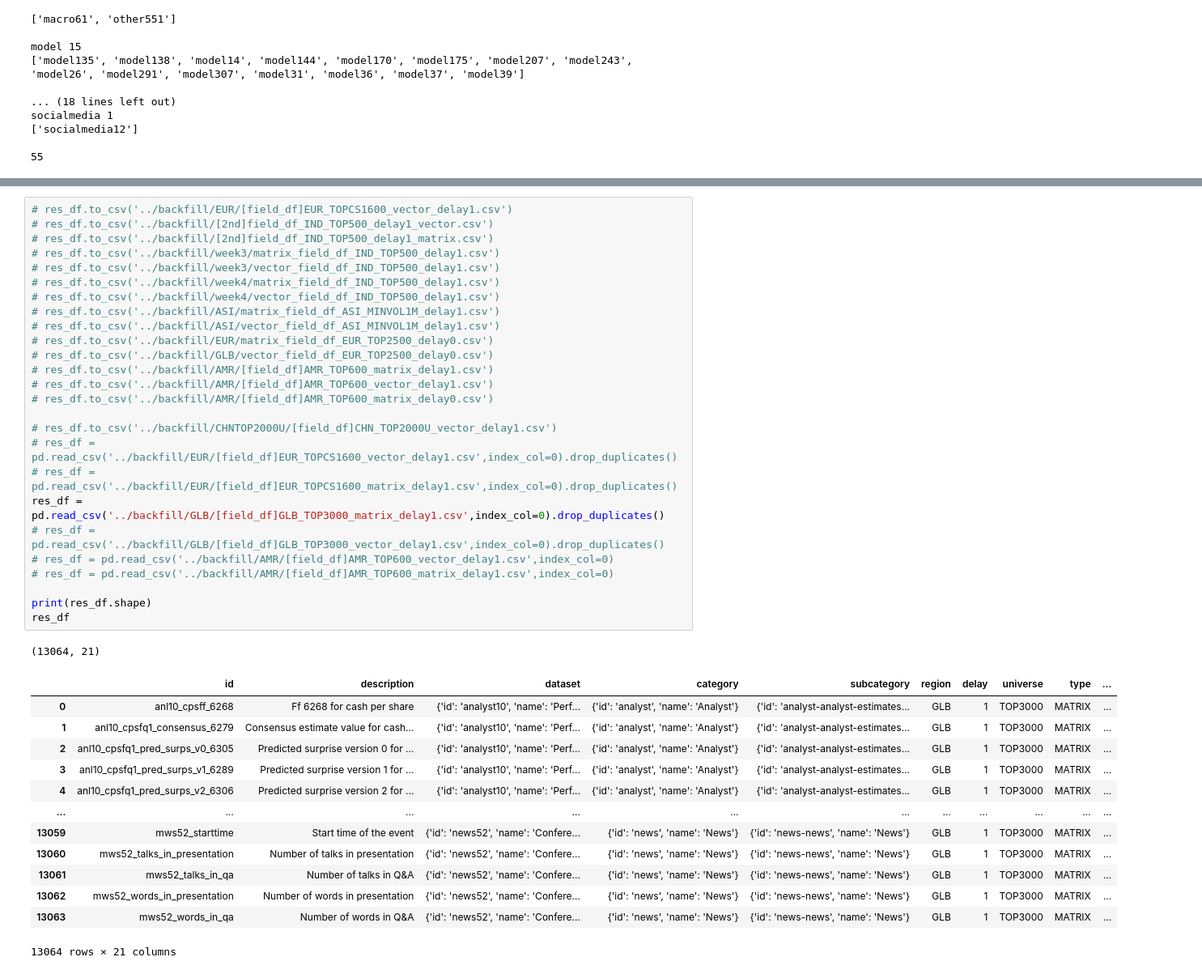
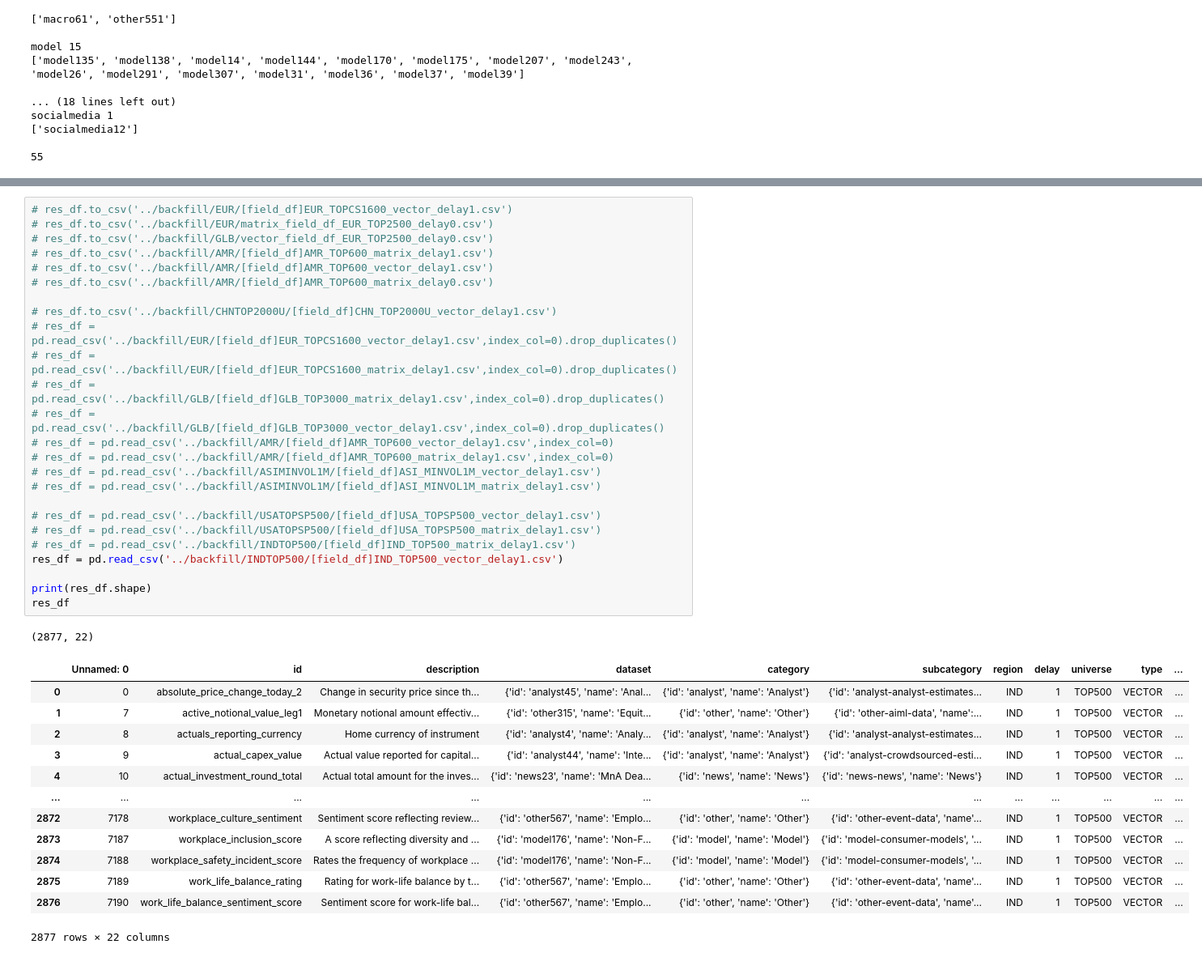
Before and after one commit to xuantianfengwu/my_wq_brain, a Jupyter notebook: ACE API [Gold]/my_backfill.ipynb, the cells around one changed output, grey strips where cells are left out. Shown at 81% size. Cells and saved outputs as stored; diff of their text form.

```diff
--- a/ACE API [Gold]/my_backfill.ipynb
+++ b/ACE API [Gold]/my_backfill.ipynb
@@ -120,44 +165,43 @@ Index(['id', 'description', 'dataset', 'category', 'subcategory', 'region',
 # %%
 # res_df.to_csv('../backfill/EUR/[field_df]EUR_TOPCS1600_vector_delay1.csv')
-# res_df.to_csv('../backfill/[2nd]field_df_IND_TOP500_delay1_vector.csv')
-# res_df.to_csv('../backfill/[2nd]field_df_IND_TOP500_delay1_matrix.csv')
-# res_df.to_csv('../backfill/week3/matrix_field_df_IND_TOP500_delay1.csv')
-# res_df.to_csv('../backfill/week3/vector_field_df_IND_TOP500_delay1.csv')
-# res_df.to_csv('../backfill/week4/matrix_field_df_IND_TOP500_delay1.csv')
-# res_df.to_csv('../backfill/week4/vector_field_df_IND_TOP500_delay1.csv')
-# res_df.to_csv('../backfill/ASI/matrix_field_df_ASI_MINVOL1M_delay1.csv')
-# res_df.to_csv('../backfill/ASI/vector_field_df_ASI_MINVOL1M_delay1.csv')
 # res_df.to_csv('../backfill/EUR/matrix_field_df_EUR_TOP2500_delay0.csv')
 # res_df.to_csv('../backfill/GLB/vector_field_df_EUR_TOP2500_delay0.csv')
 # res_df.to_csv('../backfill/AMR/[field_df]AMR_TOP600_matrix_delay1.csv')
 # res_df.to_csv('../backfill/AMR/[field_df]AMR_TOP600_vector_delay1.csv')
 # res_df.to_csv('../backfill/AMR/[field_df]AMR_TOP600_matrix_delay0.csv')
 
 # res_df.to_csv('../backfill/CHNTOP2000U/[field_df]CHN_TOP2000U_vector_delay1.csv')
 # res_df = pd.read_csv('../backfill/EUR/[field_df]EUR_TOPCS1600_vector_delay1.csv',index_col=0).drop_duplicates()
 # res_df = pd.read_csv('../backfill/EUR/[field_df]EUR_TOPCS1600_matrix_delay1.csv',index_col=0).drop_duplicates()
-res_df = pd.read_csv('../backfill/GLB/[field_df]GLB_TOP3000_matrix_delay1.csv',index_col=0).drop_duplicates()
+# res_df = pd.read_csv('../backfill/GLB/[field_df]GLB_TOP3000_matrix_delay1.csv',index_col=0).drop_duplicates()
 # res_df = pd.read_csv('../backfill/GLB/[field_df]GLB_TOP3000_vector_delay1.csv',index_col=0).drop_duplicates()
 # res_df = pd.read_csv('../backfill/AMR/[field_df]AMR_TOP600_vector_delay1.csv',index_col=0)
 # res_df = pd.read_csv('../backfill/AMR/[field_df]AMR_TOP600_matrix_delay1.csv',index_col=0)
+# res_df = pd.read_csv('../backfill/ASIMINVOL1M/[field_df]ASI_MINVOL1M_vector_delay1.csv')
+# res_df = pd.read_csv('../backfill/ASIMINVOL1M/[field_df]ASI_MINVOL1M_matrix_delay1.csv')
+
+# res_df = pd.read_csv('../backfill/USATOPSP500/[field_df]USA_TOPSP500_vector_delay1.csv')
+# res_df = pd.read_csv('../backfill/USATOPSP500/[field_df]USA_TOPSP500_matrix_delay1.csv')
+# res_df = pd.read_csv('../backfill/INDTOP500/[field_df]IND_TOP500_matrix_delay1.csv')
+res_df = pd.read_csv('../backfill/INDTOP500/[field_df]IND_TOP500_vector_delay1.csv')
 
 print(res_df.shape)
 res_df
 # %% [output]
-(13064, 21)
+(2877, 22)
-|  | id | description | dataset | category | subcategory | region | delay | universe | type | ... |
-| 0 | anl10_cpsff_6268 | Ff 6268 for cash per share | {'id': 'analyst10', 'name': 'Perf... | {'id': 'analyst', 'name': 'Analyst'} | {'id': 'analyst-analyst-estimates... | GLB | 1 | TOP3000 | MATRIX | ... |
-| 1 | anl10_cpsfq1_consensus_6279 | Consensus estimate value for cash... | {'id': 'analyst10', 'name': 'Perf... | {'id': 'analyst', 'name': 'Analyst'} | {'id': 'analyst-analyst-estimates... | GLB | 1 | TOP3000 | MATRIX | ... |
-| 2 | anl10_cpsfq1_pred_surps_v0_6305 | Predicted surprise version 0 for ... | {'id': 'analyst10', 'name': 'Perf... | {'id': 'analyst', 'name': 'Analyst'} | {'id': 'analyst-analyst-estimates... | GLB | 1 | TOP3000 | MATRIX | ... |
-| 3 | anl10_cpsfq1_pred_surps_v1_6289 | Predicted surprise version 1 for ... | {'id': 'analyst10', 'name': 'Perf... | {'id': 'analyst', 'name': 'Analyst'} | {'id': 'analyst-analyst-estimates... | GLB | 1 | TOP3000 | MATRIX | ... |
-| 4 | anl10_cpsfq1_pred_surps_v2_6306 | Predicted surprise version 2 for ... | {'id': 'analyst10', 'name': 'Perf... | {'id': 'analyst', 'name': 'Analyst'} | {'id': 'analyst-analyst-estimates... | GLB | 1 | TOP3000 | MATRIX | ... |
-| ... | ... | ... | ... | ... | ... | ... | ... | ... | ... | ... |
-| 13059 | mws52_starttime | Start time of the event | {'id': 'news52', 'name': 'Confere... | {'id': 'news', 'name': 'News'} | {'id': 'news-news', 'name': 'News'} | GLB | 1 | TOP3000 | MATRIX | ... |
-| 13060 | mws52_talks_in_presentation | Number of talks in presentation | {'id': 'news52', 'name': 'Confere... | {'id': 'news', 'name': 'News'} | {'id': 'news-news', 'name': 'News'} | GLB | 1 | TOP3000 | MATRIX | ... |
-| 13061 | mws52_talks_in_qa | Number of talks in Q&A | {'id': 'news52', 'name': 'Confere... | {'id': 'news', 'name': 'News'} | {'id': 'news-news', 'name': 'News'} | GLB | 1 | TOP3000 | MATRIX | ... |
-| 13062 | mws52_words_in_presentation | Number of words in presentation | {'id': 'news52', 'name': 'Confere... | {'id': 'news', 'name': 'News'} | {'id': 'news-news', 'name': 'News'} | GLB | 1 | TOP3000 | MATRIX | ... |
-| 13063 | mws52_words_in_qa | Number of words in Q&A | {'id': 'news52', 'name': 'Confere... | {'id': 'news', 'name': 'News'} | {'id': 'news-news', 'name': 'News'} | GLB | 1 | TOP3000 | MATRIX | ... |
+|  | Unnamed: 0 | id | description | dataset | category | subcategory | region | delay | universe | type | ... |
+| 0 | 0 | absolute_price_change_today_2 | Change in security price since th... | {'id': 'analyst45', 'name': 'Anal... | {'id': 'analyst', 'name': 'Analyst'} | {'id': 'analyst-analyst-estimates... | IND | 1 | TOP500 | VECTOR | ... |
+| 1 | 7 | active_notional_value_leg1 | Monetary notional amount effectiv... | {'id': 'other315', 'name': 'Equit... | {'id': 'other', 'name': 'Other'} | {'id': 'other-aiml-data', 'name':... | IND | 1 | TOP500 | VECTOR | ... |
+| 2 | 8 | actuals_reporting_currency | Home currency of instrument | {'id': 'analyst4', 'name': 'Analy... | {'id': 'analyst', 'name': 'Analyst'} | {'id': 'analyst-analyst-estimates... | IND | 1 | TOP500 | VECTOR | ... |
+| 3 | 9 | actual_capex_value | Actual value reported for capital... | {'id': 'analyst44', 'name': 'Inte... | {'id': 'analyst', 'name': 'Analyst'} | {'id': 'analyst-crowdsourced-esti... | IND | 1 | TOP500 | VECTOR | ... |
+| 4 | 10 | actual_investment_round_total | Actual total amount for the inves... | {'id': 'news23', 'name': 'MnA Dea... | {'id': 'news', 'name': 'News'} | {'id': 'news-news', 'name': 'News'} | IND | 1 | TOP500 | VECTOR | ... |
+| ... | ... | ... | ... | ... | ... | ... | ... | ... | ... | ... | ... |
+| 2872 | 7178 | workplace_culture_sentiment | Sentiment score reflecting review... | {'id': 'other567', 'name': 'Emplo... | {'id': 'other', 'name': 'Other'} | {'id': 'other-event-data', 'name'... | IND | 1 | TOP500 | VECTOR | ... |
+| 2873 | 7187 | workplace_inclusion_score | A score reflecting diversity and ... | {'id': 'model176', 'name': 'Non-F... | {'id': 'model', 'name': 'Model'} | {'id': 'model-consumer-models', '... | IND | 1 | TOP500 | VECTOR | ... |
+| 2874 | 7188 | workplace_safety_incident_score | Rates the frequency of workplace ... | {'id': 'model176', 'name': 'Non-F... | {'id': 'model', 'name': 'Model'} | {'id': 'model-consumer-models', '... | IND | 1 | TOP500 | VECTOR | ... |
+| 2875 | 7189 | work_life_balance_rating | Rating for work-life balance by t... | {'id': 'other567', 'name': 'Emplo... | {'id': 'other', 'name': 'Other'} | {'id': 'other-event-data', 'name'... | IND | 1 | TOP500 | VECTOR | ... |
+| 2876 | 7190 | work_life_balance_sentiment_score | Sentiment score for work-life bal... | {'id': 'other567', 'name': 'Emplo... | {'id': 'other', 'name': 'Other'} | {'id': 'other-event-data', 'name'... | IND | 1 | TOP500 | VECTOR | ... |
-13064 rows × 21 columns
+2877 rows × 22 columns
 # %%
 for cat in res_df['category_id'].unique():
     cat_df = res_df[res_df['category_id']==cat]
```
Also changed, not shown: parts of 15 cells of this notebook.
